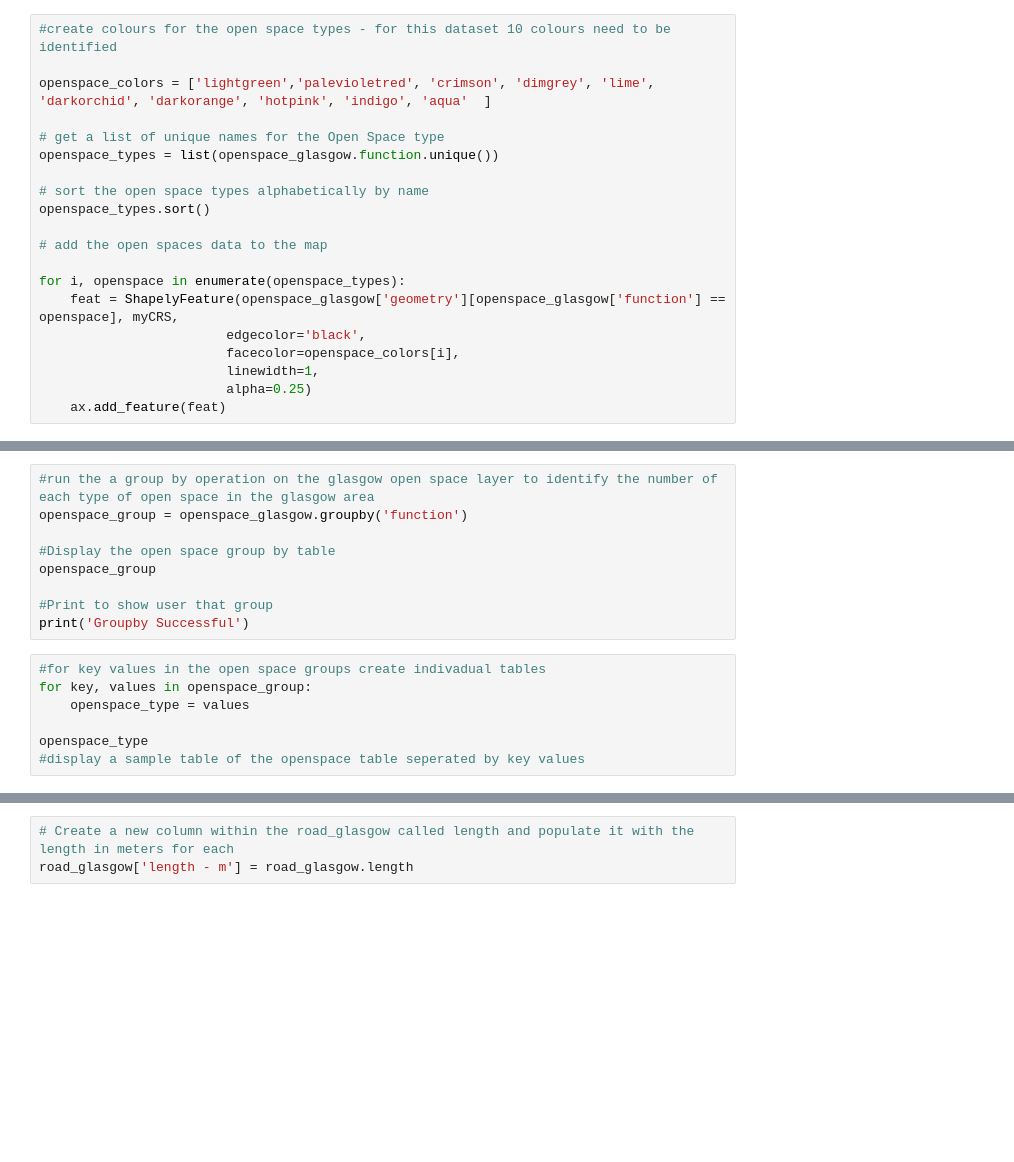
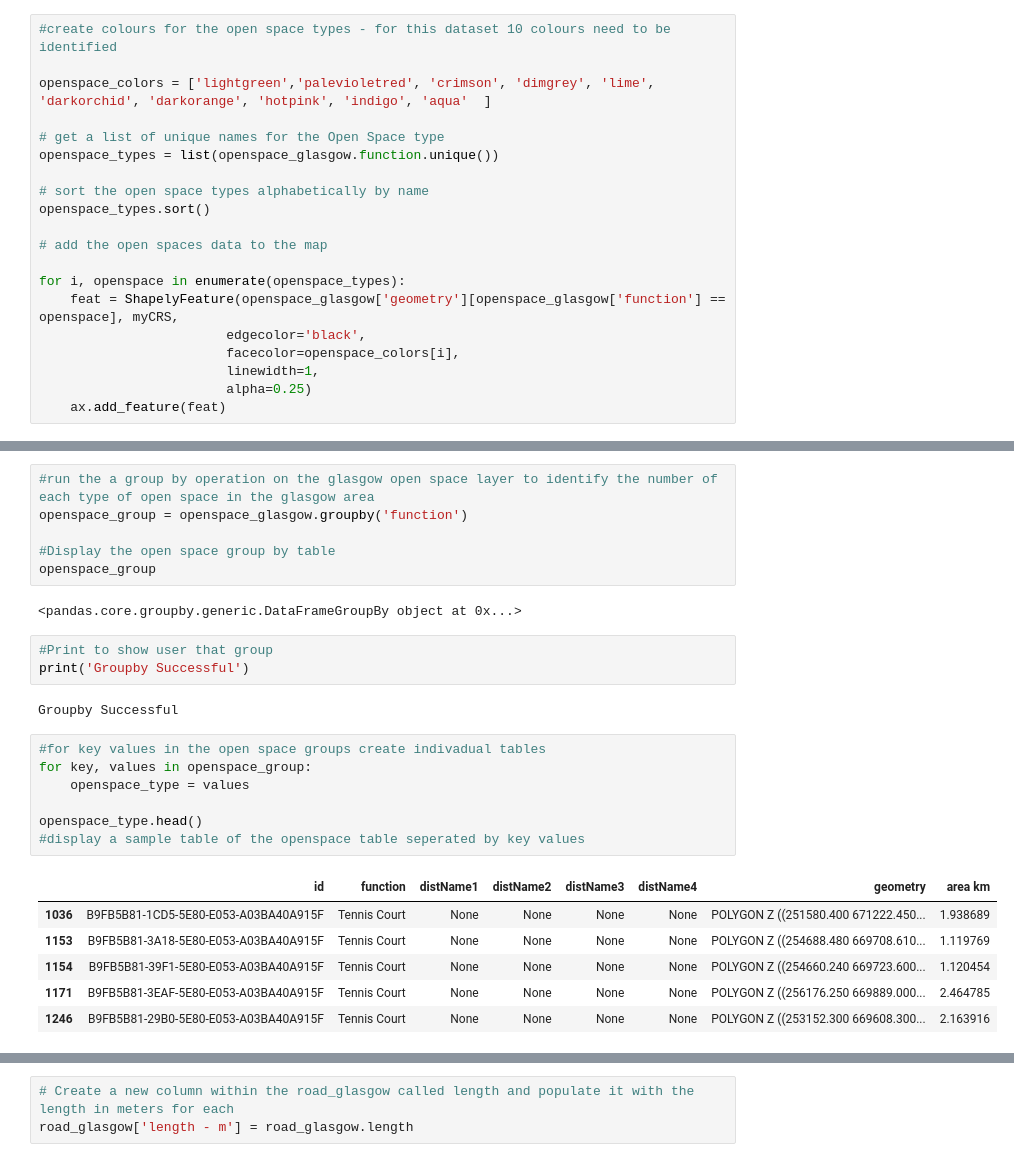
Before and after one commit to mckenzie-h/EMG722-OpenSpace, a Jupyter notebook: Project - Open Spaces - With results.ipynb, the cells around one changed output, grey strips where cells are left out. Cells and saved outputs as stored; diff of their text form; blank space fills up the shorter version.

```diff
--- a/Project - Open Spaces - With results.ipynb
+++ b/Project - Open Spaces - With results.ipynb
@@ -238,16 +376,27 @@ openspace_group = openspace_glasgow.groupby('function')
 
 #Display the open space group by table
 openspace_group
-
-#Print to show user that group
-print('Groupby Successful')
+# %% [output]
+<pandas.core.groupby.generic.DataFrameGroupBy object at 0x...>
+# %%
+#Print to show user that group
+print('Groupby Successful')
+# %% [output]
+Groupby Successful
 # %%
 #for key values in the open space groups create indivadual tables
 for key, values in openspace_group:
     openspace_type = values
 
-openspace_type
+openspace_type.head()
 #display a sample table of the openspace table seperated by key values
+# %% [output]
+|  | id | function | distName1 | distName2 | distName3 | distName4 | geometry | area km |
+| 1036 | B9FB5B81-1CD5-5E80-E053-A03BA40A915F | Tennis Court | None | None | None | None | POLYGON Z ((251580.400 671222.450... | 1.938689 |
+| 1153 | B9FB5B81-3A18-5E80-E053-A03BA40A915F | Tennis Court | None | None | None | None | POLYGON Z ((254688.480 669708.610... | 1.119769 |
+| 1154 | B9FB5B81-39F1-5E80-E053-A03BA40A915F | Tennis Court | None | None | None | None | POLYGON Z ((254660.240 669723.600... | 1.120454 |
+| 1171 | B9FB5B81-3EAF-5E80-E053-A03BA40A915F | Tennis Court | None | None | None | None | POLYGON Z ((256176.250 669889.000... | 2.464785 |
+| 1246 | B9FB5B81-29B0-5E80-E053-A03BA40A915F | Tennis Court | None | None | None | None | POLYGON Z ((253152.300 669608.300... | 2.163916 |
 # %%
 #Create individual shapefiles for the types of openspace data.
 #determind output folder location
```
Also changed, not shown: parts of 46 cells of this notebook.
